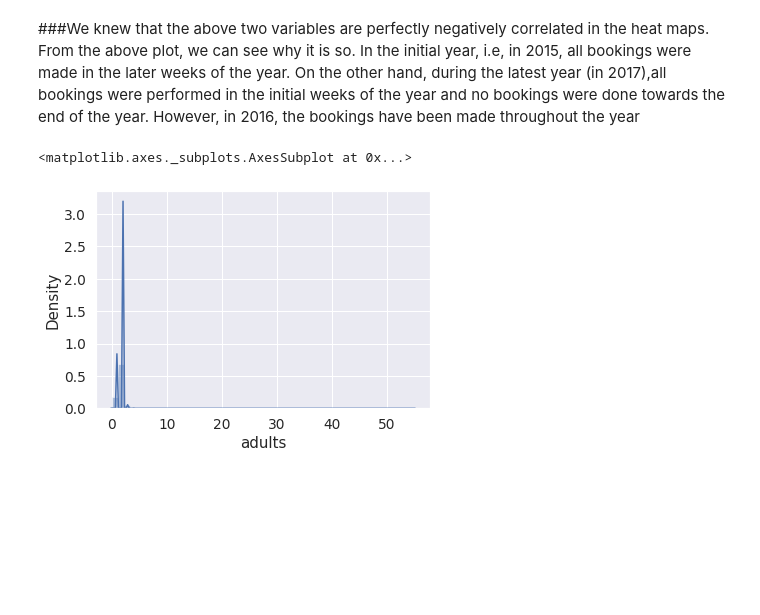
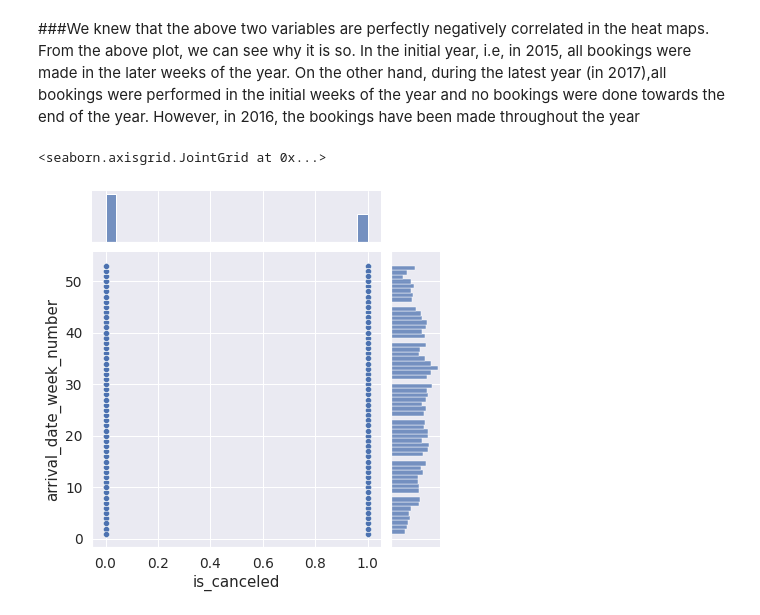
Before and after one commit to Mounikachig/hotel-booking, a Jupyter notebook: Copy_of_Hotel_Booking_Analysis_Capstone_Project.ipynb, the cells around one changed output. Drawn from its saved outputs; the diff is of its cells as text; code cells hidden in the pictures; blank space fills up the shorter version.

```diff
--- a/Copy_of_Hotel_Booking_Analysis_Capstone_Project.ipynb
+++ b/Copy_of_Hotel_Booking_Analysis_Capstone_Project.ipynb
@@ -137,9 +137,7 @@ sns.jointplot(x='arrival_date_year', y='arrival_date_week_number', data=df[['arr
 # %% [markdown]
 ###We knew that the above two variables are perfectly negatively correlated in the heat maps. From the above plot, we can see why it is so. In the initial year, i.e, in 2015, all bookings were made in the later weeks of the year. On the other hand, during the latest year (in 2017),all bookings were performed in the initial weeks of the year and no bookings were done towards the end of the year. However, in 2016, the bookings have been made throughout the year
 # %%
-# sns.jointplot(x='is', y='arrival_date_week_number', data=df[['arrival_date_year','arrival_date_week_number']])
+sns.jointplot(x='is_canceled', y='arrival_date_week_number', data=df[['is_canceled','arrival_date_week_number']])
+# %% [output]
+<seaborn.axisgrid.JointGrid at 0x...>
+[figure, added]
-# %%
-sns.distplot(df['adults'], hist=True)
-# %% [output]
-<matplotlib.axes._subplots.AxesSubplot at 0x...>
-[figure, removed]
```
Also changed, not shown: parts of 17 cells of this notebook.
